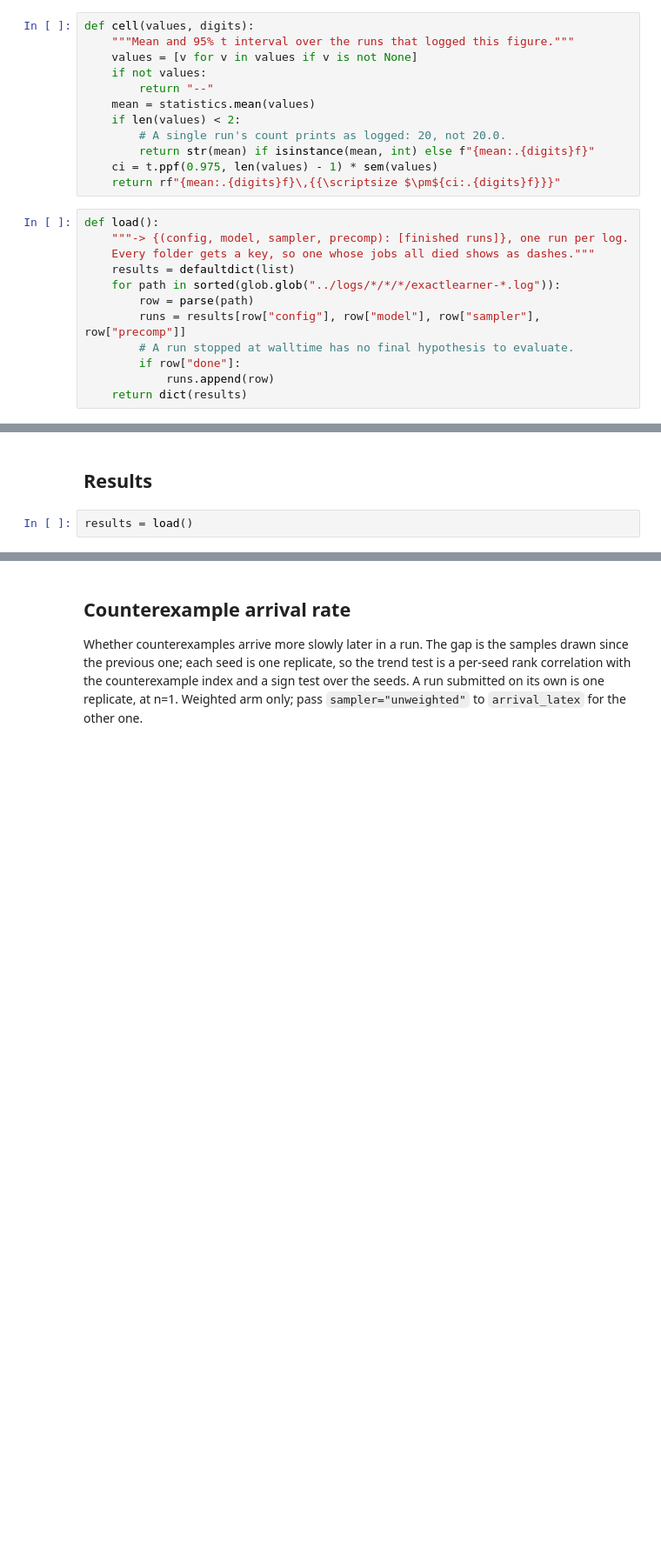
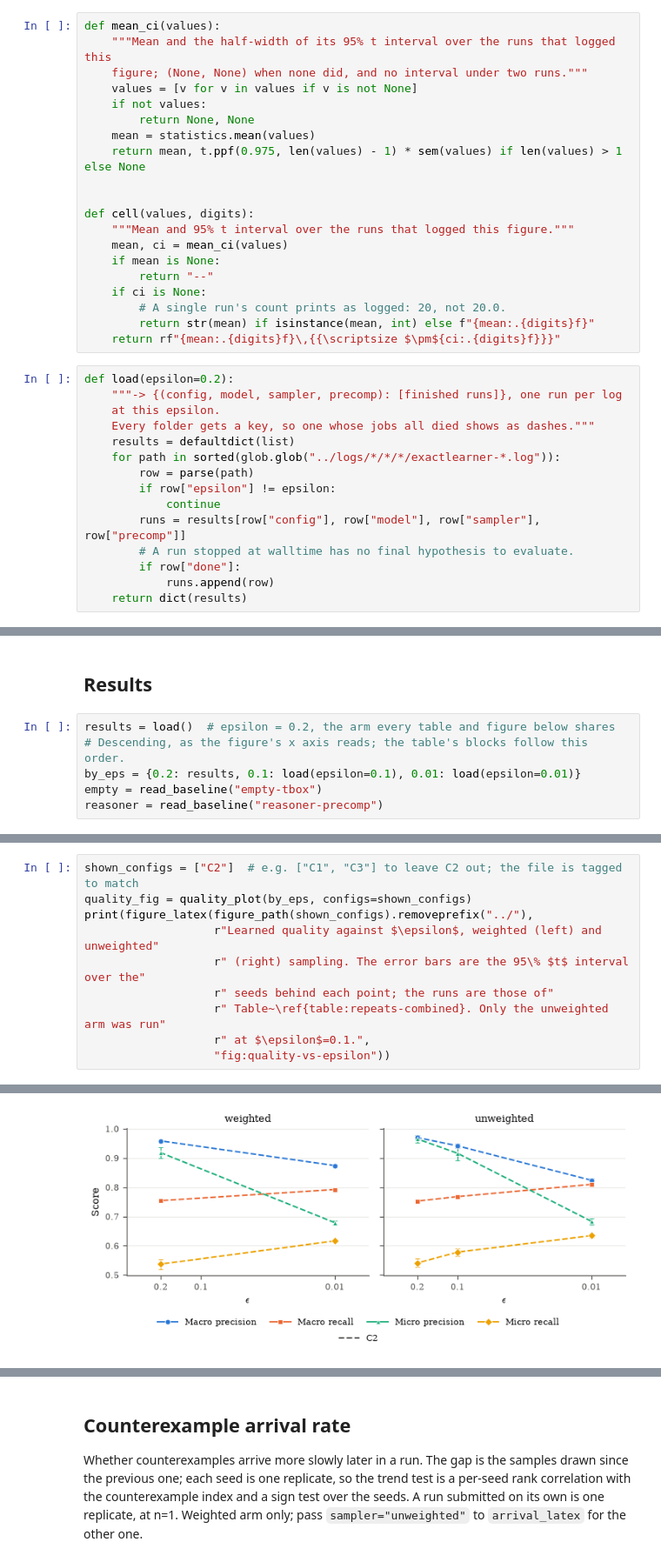
Before and after one commit to specialemarco/ExactLearner-LLM, a Jupyter notebook: scripts/latex_table_builder.ipynb, the cells around one changed output, grey strips where cells are left out. Shown at 87% size. Drawn from its saved outputs; the diff is of its cells as text; blank space fills up the shorter version.

Commit message:
update to latex table builder

```diff
--- a/scripts/latex_table_builder.ipynb
+++ b/scripts/latex_table_builder.ipynb
@@ -90,22 +135,33 @@ def parse(path):
 # %%
+def mean_ci(values):
+    """Mean and the half-width of its 95% t interval over the runs that logged this
+    figure; (None, None) when none did, and no interval under two runs."""
+    values = [v for v in values if v is not None]
+    if not values:
+        return None, None
+    mean = statistics.mean(values)
+    return mean, t.ppf(0.975, len(values) - 1) * sem(values) if len(values) > 1 else None
+
+
 def cell(values, digits):
     """Mean and 95% t interval over the runs that logged this figure."""
-    values = [v for v in values if v is not None]
-    if not values:
+    mean, ci = mean_ci(values)
+    if mean is None:
         return "--"
-    mean = statistics.mean(values)
-    if len(values) < 2:
+    if ci is None:
         # A single run's count prints as logged: 20, not 20.0.
         return str(mean) if isinstance(mean, int) else f"{mean:.{digits}f}"
-    ci = t.ppf(0.975, len(values) - 1) * sem(values)
     return rf"{mean:.{digits}f}\,{{\scriptsize $\pm${ci:.{digits}f}}}"
 # %%
-def load():
-    """-> {(config, model, sampler, precomp): [finished runs]}, one run per log.
+def load(epsilon=0.2):
+    """-> {(config, model, sampler, precomp): [finished runs]}, one run per log
+    at this epsilon.
     Every folder gets a key, so one whose jobs all died shows as dashes."""
     results = defaultdict(list)
     for path in sorted(glob.glob("../logs/*/*/*/exactlearner-*.log")):
         row = parse(path)
+        if row["epsilon"] != epsilon:
+            continue
         runs = results[row["config"], row["model"], row["sampler"], row["precomp"]]
         # A run stopped at walltime has no final hypothesis to evaluate.
         if row["done"]:
@@ -253,5 +521,9 @@ def show(src):
 # %% [markdown]
 ## Results
 # %%
-results = load()
+results = load()  # epsilon = 0.2, the arm every table and figure below shares
+# Descending, as the figure's x axis reads; the table's blocks follow this order.
+by_eps = {0.2: results, 0.1: load(epsilon=0.1), 0.01: load(epsilon=0.01)}
+empty = read_baseline("empty-tbox")
+reasoner = read_baseline("reasoner-precomp")
 # %%
@@ -279,0 +554,11 @@ C1 & 10 & 9.9\,{\scriptsize $\pm$1.8} & 481\,{\scriptsize $\pm$124} & 0.4\,{\scr
+# %%
+shown_configs = ["C2"]  # e.g. ["C1", "C3"] to leave C2 out; the file is tagged to match
+quality_fig = quality_plot(by_eps, configs=shown_configs)
+print(figure_latex(figure_path(shown_configs).removeprefix("../"),
+                   r"Learned quality against $\epsilon$, weighted (left) and unweighted"
+                   r" (right) sampling. The error bars are the 95\% $t$ interval over the"
+                   r" seeds behind each point; the runs are those of"
+                   r" Table~\ref{table:repeats-combined}. Only the unweighted arm was run"
+                   r" at $\epsilon$=0.1.",
+                   "fig:quality-vs-epsilon"))
+# %% [output]
@@ -280,3 +571,4 @@ C1 & 10 & 9.9\,{\scriptsize $\pm$1.8} & 481\,{\scriptsize $\pm$124} & 0.4\,{\scr
+[figure, added]
 # %%
 repeats_precomp_tex = summary_latex(results, precomp=True, models=["mistral"])
 show(repeats_precomp_tex)
```
Also changed, not shown: parts of 14 cells of this notebook, 1 other file.
